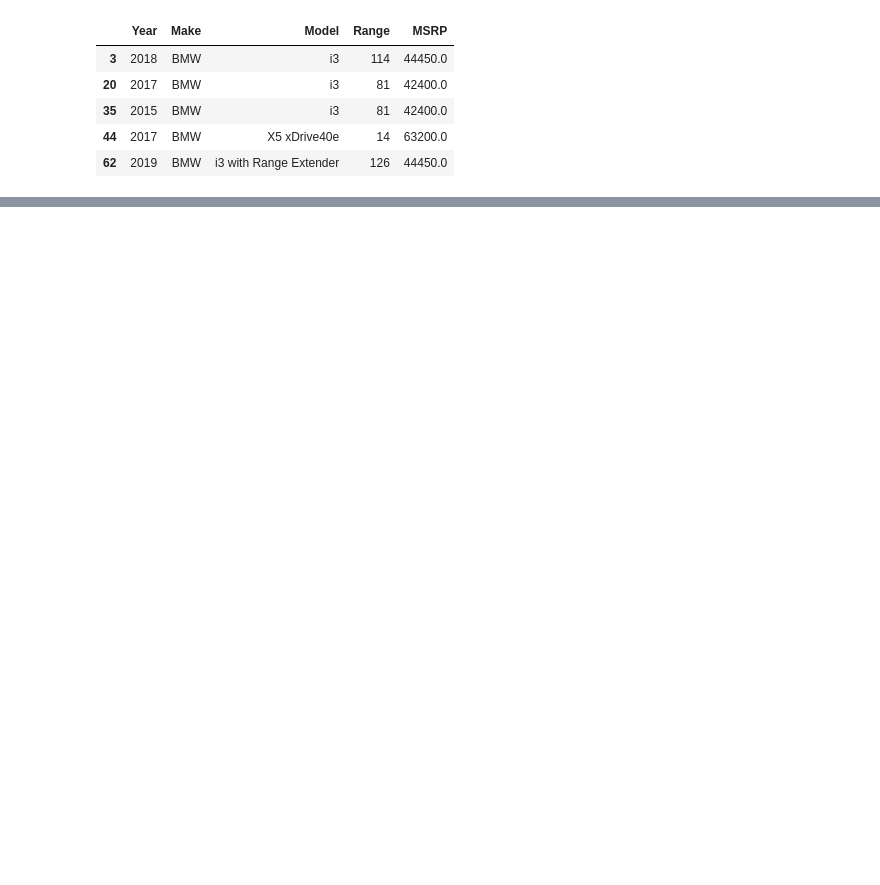
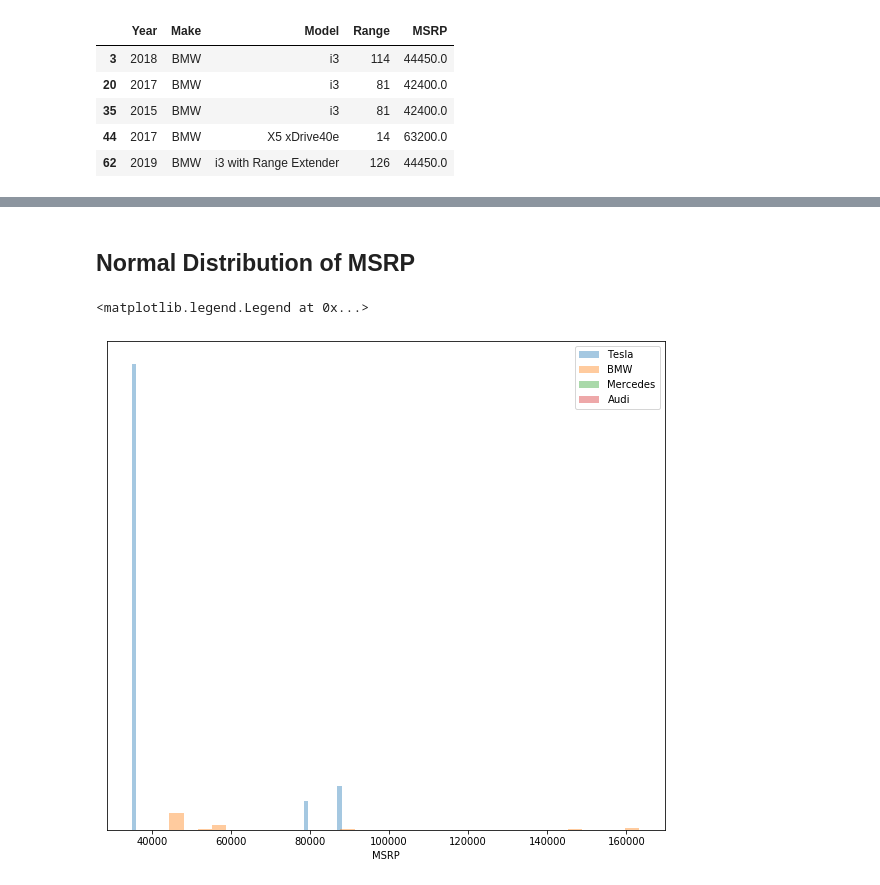
Before and after one commit to jeffersonzaki/Electric-vs-Gasoline-Vehicles, a Jupyter notebook: Technical-Notebook.zj/stats_test.ipynb, the cells around one changed output, grey strips where cells are left out. Cells and saved outputs as stored; diff of their text form; code cells hidden in the pictures; blank space fills up the shorter version.

```diff
--- a/Technical-Notebook.zj/stats_test.ipynb
+++ b/Technical-Notebook.zj/stats_test.ipynb
@@ -45,0 +129,19 @@ plt.legend()
+# %% [markdown]
+## Normal Distribution of MSRP
+# %%
+# Figure size
+plt.figure(figsize=(10, 9))
+
+# Distribution plot
+sns.distplot(tesla_df.MSRP, label="Tesla", kde=False)
+sns.distplot(bmw_df.MSRP, label="BMW", kde=False)
+sns.distplot(mercedes_df.MSRP, label="Mercedes", kde=False)
+sns.distplot(audi_df.MSRP, label="Audi", kde=False)
+
+# Labels
+ax = plt.gca()
+ax.set_yticks([])
+plt.legend()
+# %% [output]
+<matplotlib.legend.Legend at 0x...>
+[figure, added]
```
Also changed, not shown: parts of 17 cells of this notebook, 2 other files.
